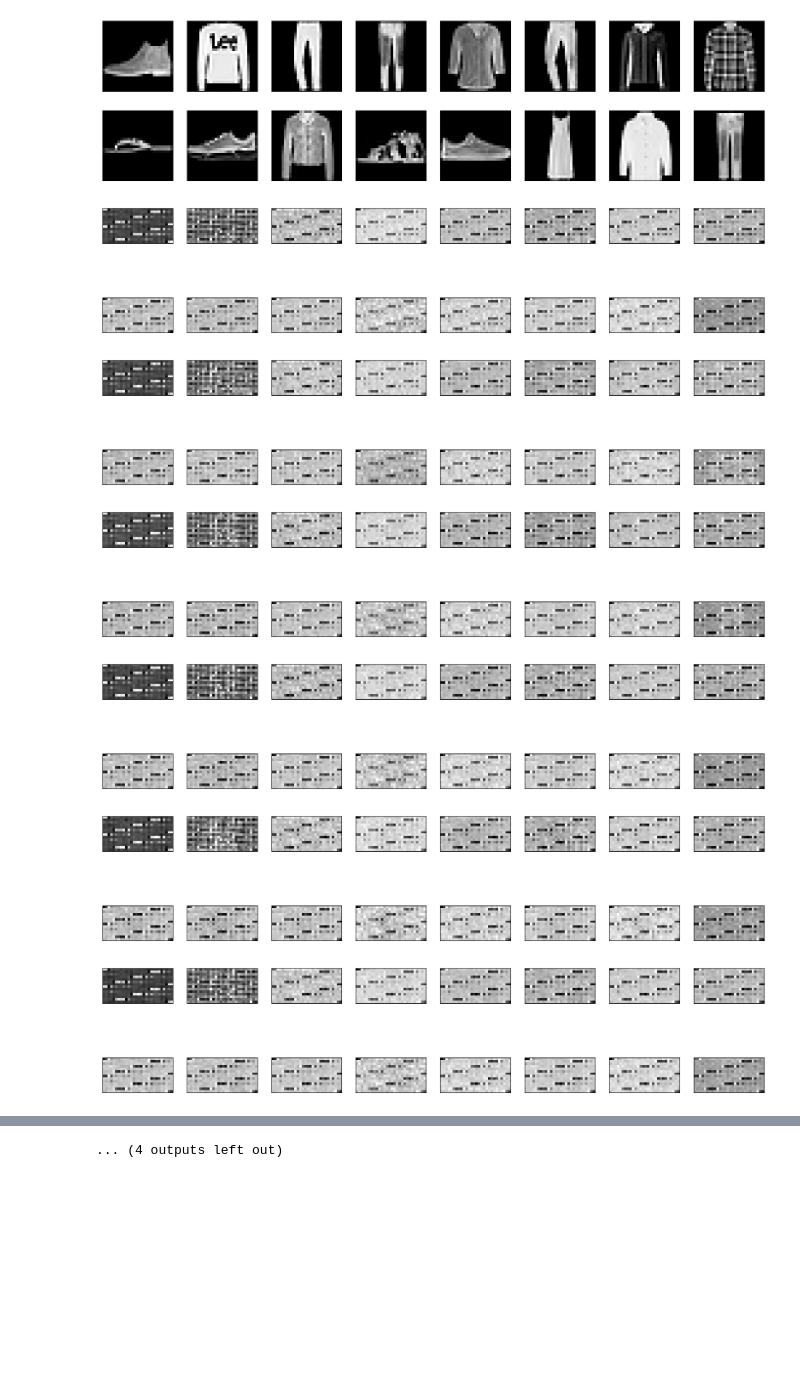
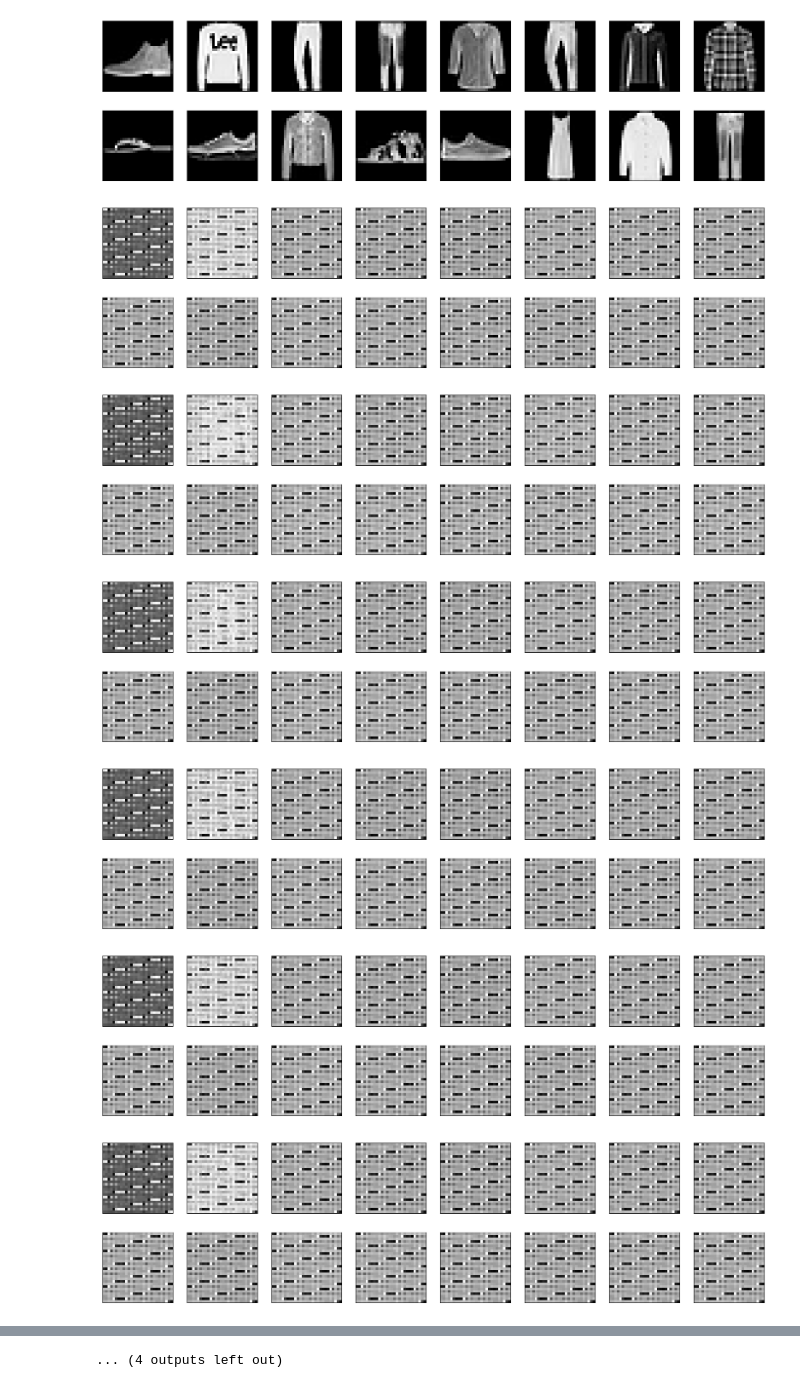
Before and after one commit to stephenskelley/my_torch, a Jupyter notebook: FashionMNIST/bolts.ipynb, the cells around one changed output, grey strips where cells are left out. Cells and saved outputs as stored; diff of their text form; code cells hidden in the pictures; blank space fills up the shorter version.

```diff
--- a/FashionMNIST/bolts.ipynb
+++ b/FashionMNIST/bolts.ipynb
@@ -58,17 +59,18 @@ for j in range(16):
 # %% [output]
 [figure]
 # %%
-for i in range(16):
-    fig = plt.figure(figsize=(20,5))
-    for j in range(16):
-        ax = fig.add_subplot(2,8, j+1, xticks=[], yticks=[])
-        first = pred[:,i][:,j]
-        unflattened = torch.unflatten(first,0, (14,28))
-        ax.imshow(unflattened.numpy(), cmap='gray')
+with torch.no_grad():
+    for i in range(16):
+        fig = plt.figure(figsize=(20,5))
+        for j in range(16):
+            ax = fig.add_subplot(2,8, j+1, xticks=[], yticks=[])
+            first = pred[:,i][:,j]
+            unflattened = torch.unflatten(first,0, (28,28))
+            ax.imshow(unflattened.numpy(), cmap='gray')
 # %% [output]
-[figure, old version]
+[figure, new version]
-[figure, old version]
+[figure, new version]
-[figure, old version]
+[figure, new version]
-[figure, old version]
+[figure, new version]
-[figure, old version]
+[figure, new version]
-[figure, old version]
+[figure, new version]
```
Also changed, not shown: parts of 2 cells of this notebook, 3 other files.
